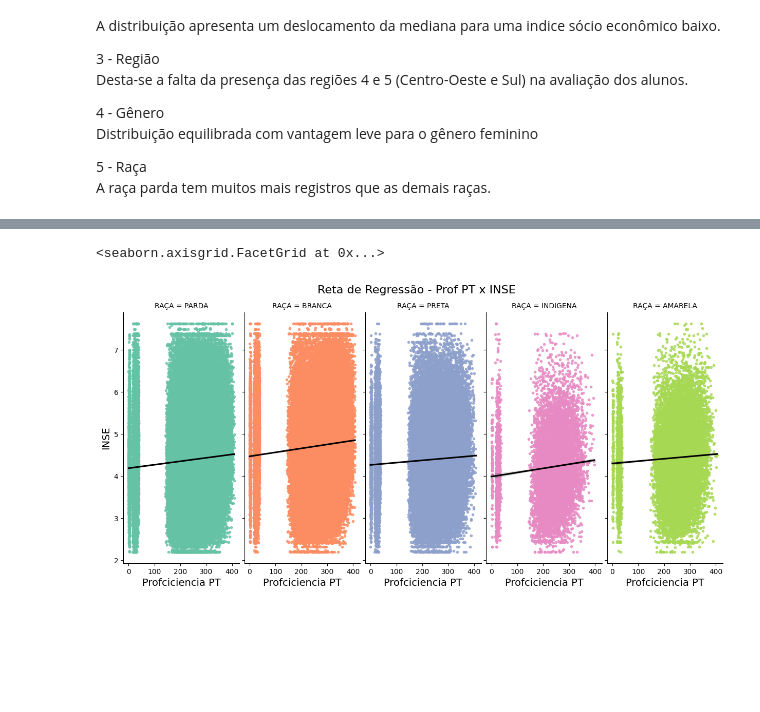
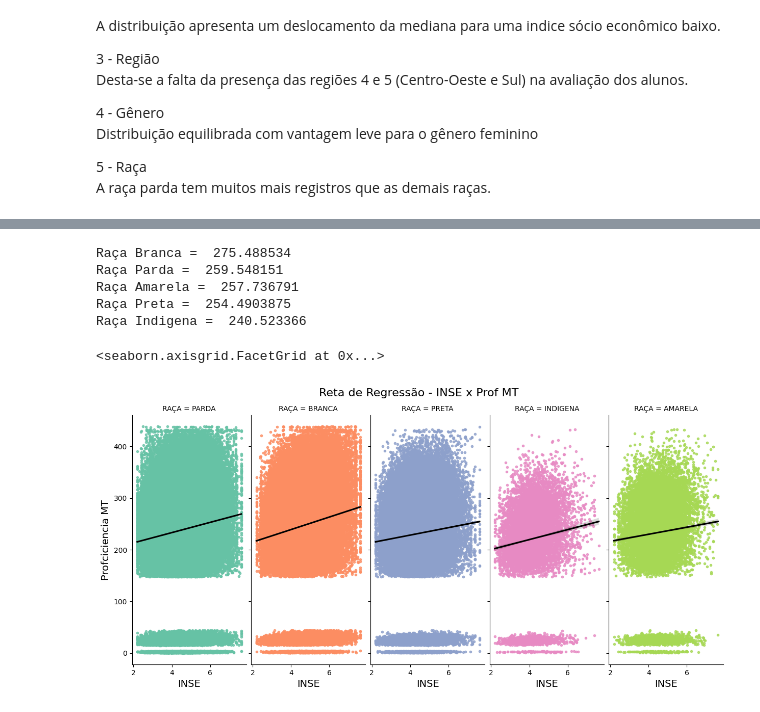
Before and after one commit to ebapp-dev/puc_ia, a Jupyter notebook: mvp/analise de dados/MVP_PUC_Eduardo.ipynb, the cells around one changed output, grey strips where cells are left out. Saved outputs shown, nothing was run; the diff lists cells and outputs as text; code cells hidden in the pictures; blank space fills up the shorter version.

```diff
--- a/mvp/analise de dados/MVP_PUC_Eduardo.ipynb
+++ b/mvp/analise de dados/MVP_PUC_Eduardo.ipynb
@@ -301,11 +325,24 @@ ax
+# %%
+#Mediana da Avaliação em Português (RAÇA)
+print('Raça Branca = ',df.query('RAÇA == "BRANCA"')['PROFICIENCIA_LP_SAEB'].median(numeric_only=True))
+print('Raça Parda = ',df.query('RAÇA == "PARDA"')['PROFICIENCIA_LP_SAEB'].median(numeric_only=True))
+print('Raça Amarela = ',df.query('RAÇA == "AMARELA"')['PROFICIENCIA_LP_SAEB'].median(numeric_only=True))
+print('Raça Preta = ',df.query('RAÇA == "PRETA"')['PROFICIENCIA_LP_SAEB'].median(numeric_only=True))
+print('Raça Indigena = ',df.query('RAÇA == "INDIGENA"')['PROFICIENCIA_LP_SAEB'].median(numeric_only=True))
+# %% [output]
+Raça Branca =  275.488534
+Raça Parda =  259.548151
+Raça Amarela =  257.736791
+Raça Preta =  254.4903875
+Raça Indigena =  240.523366
 # %%
-# Gráfico com reta de regressão INSE x PROF PT (RAÇA)
-ax = sns.lmplot(x='PROFICIENCIA_LP_SAEB', y="INSE_ALUNO", data=df, hue='RAÇA',col='RAÇA',markers=[".", ".", ".", ".", "."],line_kws = {"color": "black"},palette="Set2")
+# Gráfico com reta de regressão INSE x PROF MT (RAÇA)
+ax = sns.lmplot(x="INSE_ALUNO", y='PROFICIENCIA_MT_SAEB', data=df, hue='RAÇA',col='RAÇA',markers=[".", ".", ".", ".", "."],line_kws = {"color": "black"},palette="Set2")
 ax.fig.set_size_inches(12, 6)
-ax.fig.suptitle('Reta de Regressão - Prof PT x INSE ', fontsize=16, y=1.02)
-ax.set_xlabels("Profciciencia PT", fontsize=14)
-ax.set_ylabels("INSE", fontsize=14)
+ax.fig.suptitle('Reta de Regressão - INSE x Prof MT ', fontsize=16, y=1.02)
+ax.set_xlabels("INSE", fontsize=14)
+ax.set_ylabels("Profciciencia MT", fontsize=14)
 ax
 # %% [output]
 <seaborn.axisgrid.FacetGrid at 0x...>
-[figure, old version]
+[figure, new version]
```
Also changed, not shown: parts of 13 cells of this notebook.
